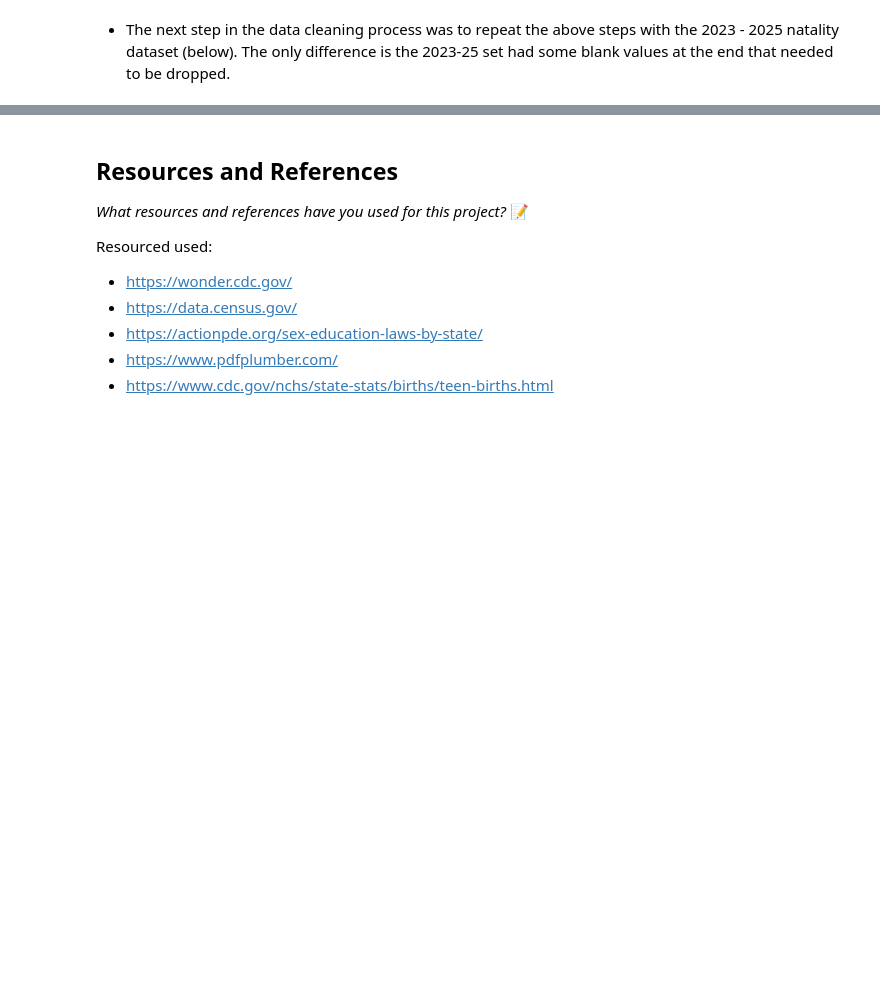
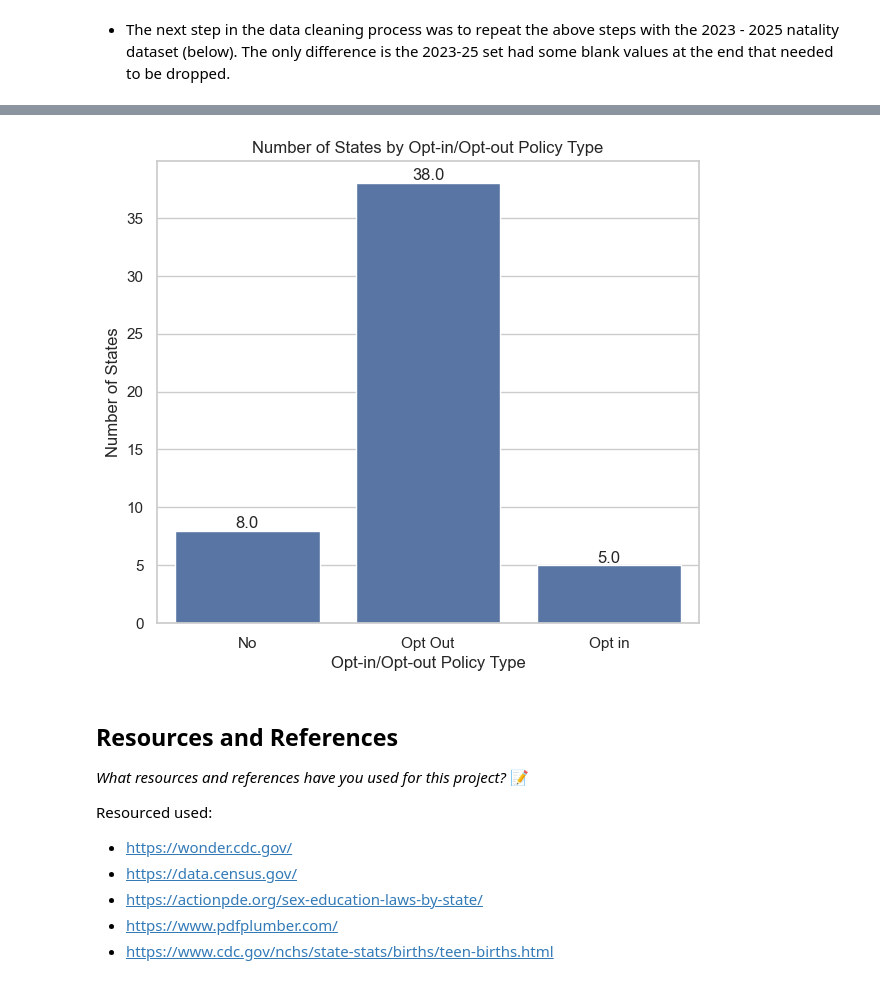
Before and after one commit to IT4063C001-Fall2025/final-project-Error1n, a Jupyter notebook: source.ipynb, the cells around one changed output, grey strips where cells are left out. Drawn from its saved outputs; the diff is of its cells as text; code cells hidden in the pictures; blank space fills up the shorter version.

```diff
--- a/source.ipynb
+++ b/source.ipynb
@@ -222,3 +222,17 @@ plt.show()
+# %%
+#Visualization #2: Count of states (50 states + DC) by opt-in/opt-out policy type (opt-in, opt-out, no policy)
+plt.figure(figsize=(7, 6))
+ax = sns.countplot(x="Opt-in/Opt-out Policy?", data=StateLawDF)
+ax.set_title("Number of States by Opt-in/Opt-out Policy Type")
+ax.set_xlabel("Opt-in/Opt-out Policy Type")
+ax.set_ylabel("Number of States")
+for p in ax.patches:
+    height = p.get_height()
+    ax.annotate(f'{height}', (p.get_x() + p.get_width() / 2., height),
+                ha='center', va='bottom')
+plt.show()
+# %% [output]
+[figure, added]
 # %% [markdown]
 ## Resources and References
 *What resources and references have you used for this project?*
```
Also changed, not shown: parts of 1 cell of this notebook.
